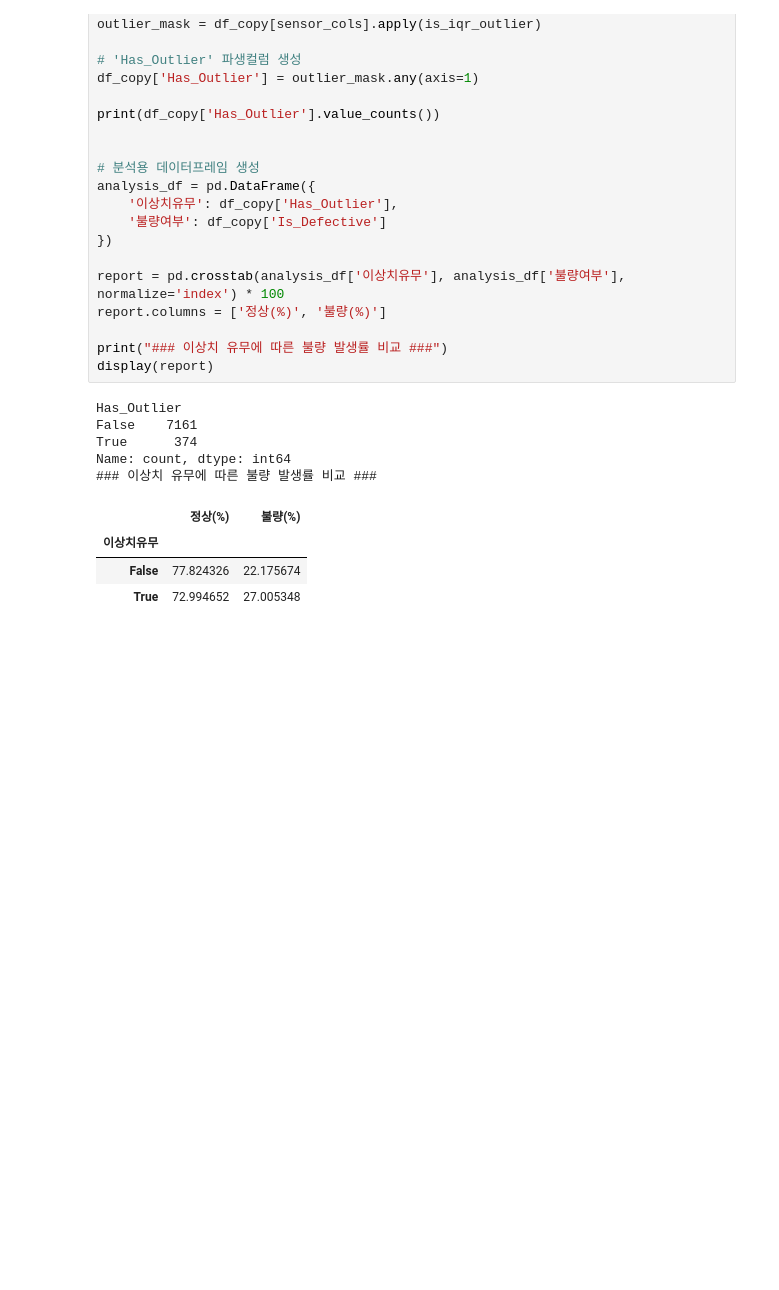
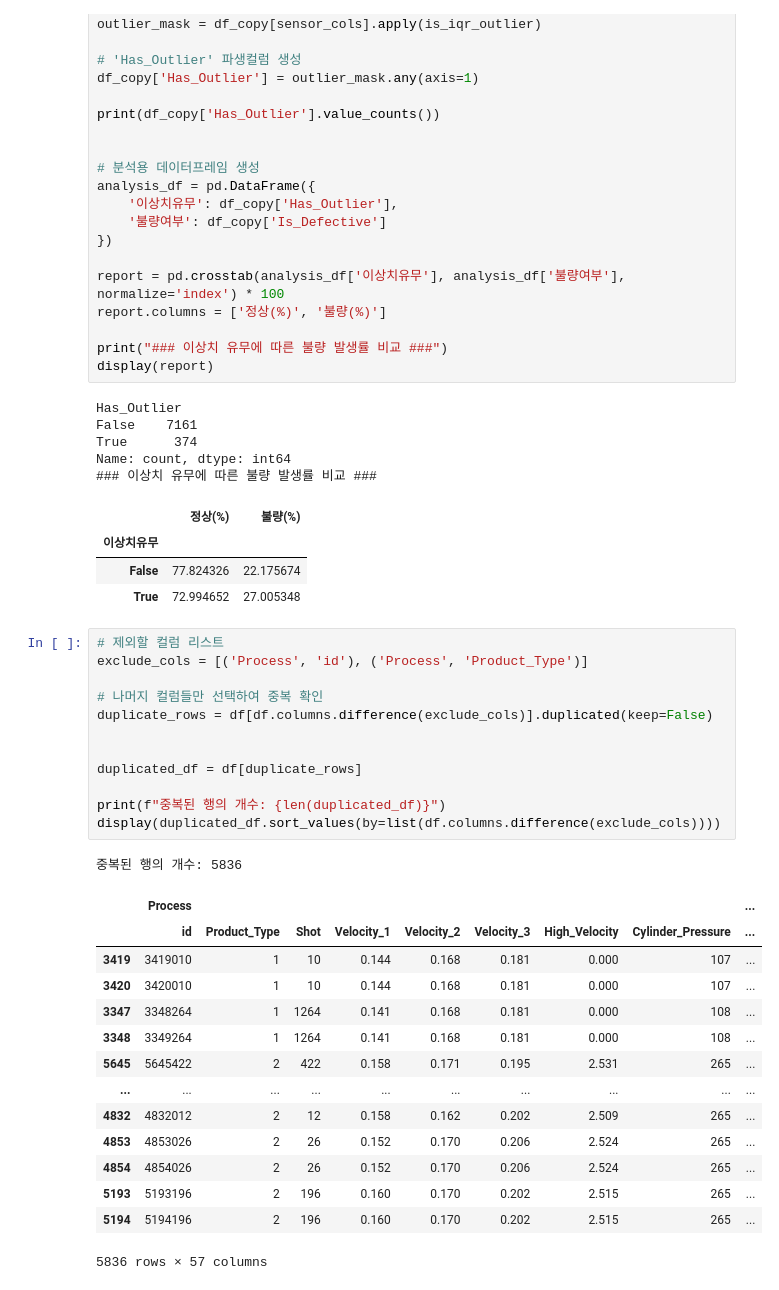
Before and after one commit to dlalswns0211/sparta_project_2_team1, a Jupyter notebook: src/jjm/day1.ipynb, the cells around one changed output. Saved outputs shown, nothing was run; the diff lists cells and outputs as text; blank space fills up the shorter version.

```diff
--- a/src/jjm/day1.ipynb
+++ b/src/jjm/day1.ipynb
@@ -644,3 +644,31 @@ Name: count, dtype: int64
 | 이상치유무 |  |  |
 | False | 77.824326 | 22.175674 |
 | True | 72.994652 | 27.005348 |
+# %%
+# 제외할 컬럼 리스트
+exclude_cols = [('Process', 'id'), ('Process', 'Product_Type')]
+
+# 나머지 컬럼들만 선택하여 중복 확인
+duplicate_rows = df[df.columns.difference(exclude_cols)].duplicated(keep=False)
+
+
+duplicated_df = df[duplicate_rows]
+
+print(f"중복된 행의 개수: {len(duplicated_df)}")
+display(duplicated_df.sort_values(by=list(df.columns.difference(exclude_cols))))
+# %% [output]
+중복된 행의 개수: 5836
+|  | Process |  |  |  |  |  |  |  | ... |
+|  | id | Product_Type | Shot | Velocity_1 | Velocity_2 | Velocity_3 | High_Velocity | Cylinder_Pressure | ... |
+| 3419 | 3419010 | 1 | 10 | 0.144 | 0.168 | 0.181 | 0.000 | 107 | ... |
+| 3420 | 3420010 | 1 | 10 | 0.144 | 0.168 | 0.181 | 0.000 | 107 | ... |
+| 3347 | 3348264 | 1 | 1264 | 0.141 | 0.168 | 0.181 | 0.000 | 108 | ... |
+| 3348 | 3349264 | 1 | 1264 | 0.141 | 0.168 | 0.181 | 0.000 | 108 | ... |
+| 5645 | 5645422 | 2 | 422 | 0.158 | 0.171 | 0.195 | 2.531 | 265 | ... |
+| ... | ... | ... | ... | ... | ... | ... | ... | ... | ... |
+| 4832 | 4832012 | 2 | 12 | 0.158 | 0.162 | 0.202 | 2.509 | 265 | ... |
+| 4853 | 4853026 | 2 | 26 | 0.152 | 0.170 | 0.206 | 2.524 | 265 | ... |
+| 4854 | 4854026 | 2 | 26 | 0.152 | 0.170 | 0.206 | 2.524 | 265 | ... |
+| 5193 | 5193196 | 2 | 196 | 0.160 | 0.170 | 0.202 | 2.515 | 265 | ... |
+| 5194 | 5194196 | 2 | 196 | 0.160 | 0.170 | 0.202 | 2.515 | 265 | ... |
+5836 rows × 57 columns
```
Also changed, not shown: 4 other files.
